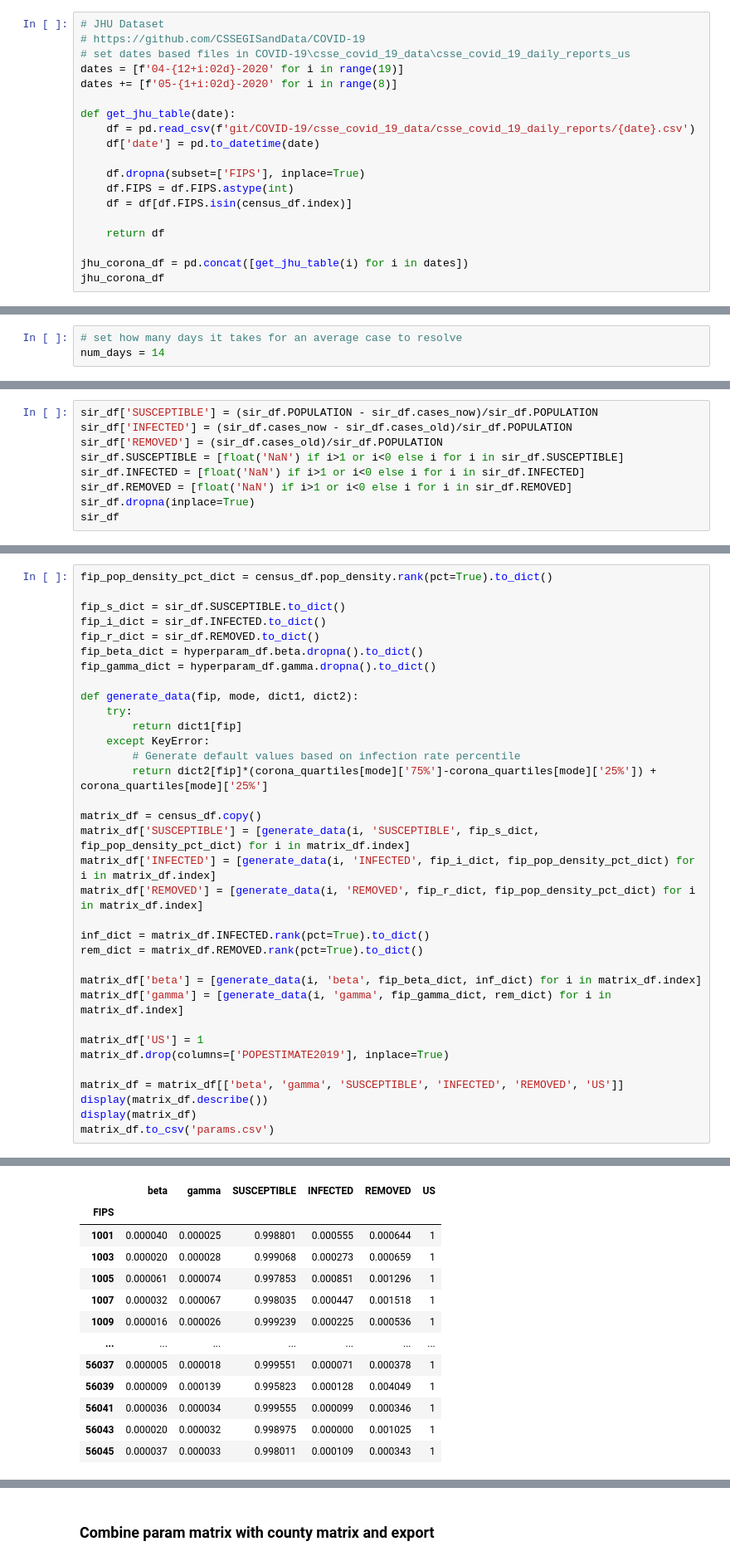
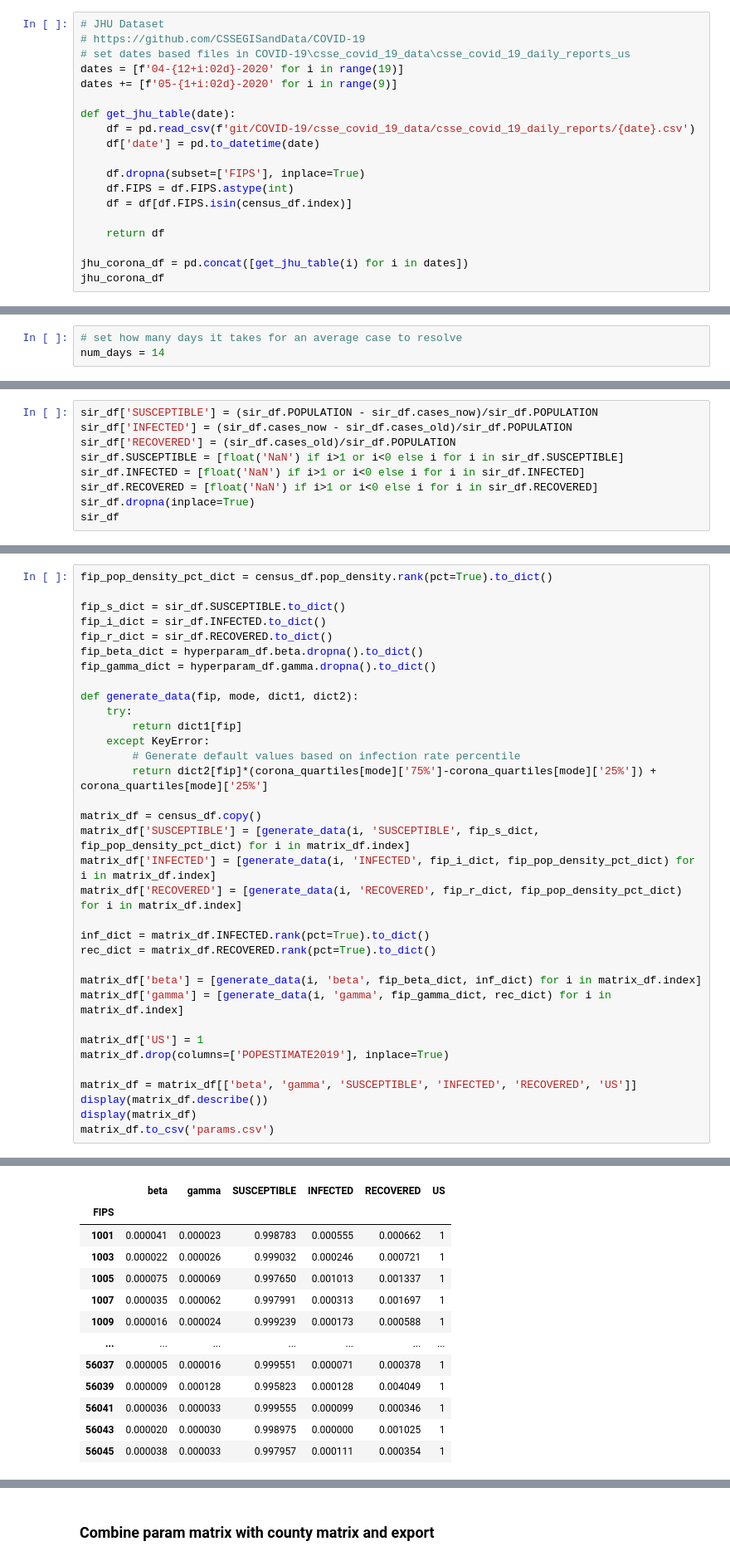
Before and after one commit to not-a-hot-dog/parallelized-disease-modeling, a Jupyter notebook: data/generate_matrix.ipynb, the cells around one changed output, grey strips where cells are left out. Shown at 83% size. Cells and saved outputs as stored; diff of their text form.

```diff
--- a/data/generate_matrix.ipynb
+++ b/data/generate_matrix.ipynb
@@ -70,7 +70,7 @@ census_df
 # https://github.com/CSSEGISandData/COVID-19
 # set dates based files in COVID-19\csse_covid_19_data\csse_covid_19_daily_reports_us
 dates = [f'04-{12+i:02d}-2020' for i in range(19)]
-dates += [f'05-{1+i:02d}-2020' for i in range(8)]
+dates += [f'05-{1+i:02d}-2020' for i in range(9)]
 
 def get_jhu_table(date):
     df = pd.read_csv(f'git/COVID-19/csse_covid_19_data/csse_covid_19_daily_reports/{date}.csv')
@@ -211,10 +211,10 @@ sir_df
 # %%
 sir_df['SUSCEPTIBLE'] = (sir_df.POPULATION - sir_df.cases_now)/sir_df.POPULATION
 sir_df['INFECTED'] = (sir_df.cases_now - sir_df.cases_old)/sir_df.POPULATION
-sir_df['REMOVED'] = (sir_df.cases_old)/sir_df.POPULATION
+sir_df['RECOVERED'] = (sir_df.cases_old)/sir_df.POPULATION
 sir_df.SUSCEPTIBLE = [float('NaN') if i>1 or i<0 else i for i in sir_df.SUSCEPTIBLE]
 sir_df.INFECTED = [float('NaN') if i>1 or i<0 else i for i in sir_df.INFECTED]
-sir_df.REMOVED = [float('NaN') if i>1 or i<0 else i for i in sir_df.REMOVED]
+sir_df.RECOVERED = [float('NaN') if i>1 or i<0 else i for i in sir_df.RECOVERED]
 sir_df.dropna(inplace=True)
 sir_df
 # %% [output]
@@ -322,7 +322,7 @@ fip_pop_density_pct_dict = census_df.pop_density.rank(pct=True).to_dict()
 
 fip_s_dict = sir_df.SUSCEPTIBLE.to_dict()
 fip_i_dict = sir_df.INFECTED.to_dict()
-fip_r_dict = sir_df.REMOVED.to_dict()
+fip_r_dict = sir_df.RECOVERED.to_dict()
 fip_beta_dict = hyperparam_df.beta.dropna().to_dict()
 fip_gamma_dict = hyperparam_df.gamma.dropna().to_dict()
 
@@ -336,18 +336,18 @@ def generate_data(fip, mode, dict1, dict2):
 matrix_df = census_df.copy()
 matrix_df['SUSCEPTIBLE'] = [generate_data(i, 'SUSCEPTIBLE', fip_s_dict, fip_pop_density_pct_dict) for i in matrix_df.index]
 matrix_df['INFECTED'] = [generate_data(i, 'INFECTED', fip_i_dict, fip_pop_density_pct_dict) for i in matrix_df.index]
-matrix_df['REMOVED'] = [generate_data(i, 'REMOVED', fip_r_dict, fip_pop_density_pct_dict) for i in matrix_df.index]
+matrix_df['RECOVERED'] = [generate_data(i, 'RECOVERED', fip_r_dict, fip_pop_density_pct_dict) for i in matrix_df.index]
 
 inf_dict = matrix_df.INFECTED.rank(pct=True).to_dict()
-rem_dict = matrix_df.REMOVED.rank(pct=True).to_dict()
+rec_dict = matrix_df.RECOVERED.rank(pct=True).to_dict()
 
 matrix_df['beta'] = [generate_data(i, 'beta', fip_beta_dict, inf_dict) for i in matrix_df.index]
-matrix_df['gamma'] = [generate_data(i, 'gamma', fip_gamma_dict, rem_dict) for i in matrix_df.index]
+matrix_df['gamma'] = [generate_data(i, 'gamma', fip_gamma_dict, rec_dict) for i in matrix_df.index]
 
 matrix_df['US'] = 1
 matrix_df.drop(columns=['POPESTIMATE2019'], inplace=True)
 
-matrix_df = matrix_df[['beta', 'gamma', 'SUSCEPTIBLE', 'INFECTED', 'REMOVED', 'US']]
+matrix_df = matrix_df[['beta', 'gamma', 'SUSCEPTIBLE', 'INFECTED', 'RECOVERED', 'US']]
 display(matrix_df.describe())
 display(matrix_df)
 matrix_df.to_csv('params.csv')
@@ -364,16 +364,16 @@ matrix_df.to_csv('params.csv')
-|  | beta | gamma | SUSCEPTIBLE | INFECTED | REMOVED | US |
+|  | beta | gamma | SUSCEPTIBLE | INFECTED | RECOVERED | US |
 | FIPS |  |  |  |  |  |  |
-| 1001 | 0.000040 | 0.000025 | 0.998801 | 0.000555 | 0.000644 | 1 |
-| 1003 | 0.000020 | 0.000028 | 0.999068 | 0.000273 | 0.000659 | 1 |
-| 1005 | 0.000061 | 0.000074 | 0.997853 | 0.000851 | 0.001296 | 1 |
-| 1007 | 0.000032 | 0.000067 | 0.998035 | 0.000447 | 0.001518 | 1 |
-| 1009 | 0.000016 | 0.000026 | 0.999239 | 0.000225 | 0.000536 | 1 |
+| 1001 | 0.000041 | 0.000023 | 0.998783 | 0.000555 | 0.000662 | 1 |
+| 1003 | 0.000022 | 0.000026 | 0.999032 | 0.000246 | 0.000721 | 1 |
+| 1005 | 0.000075 | 0.000069 | 0.997650 | 0.001013 | 0.001337 | 1 |
+| 1007 | 0.000035 | 0.000062 | 0.997991 | 0.000313 | 0.001697 | 1 |
+| 1009 | 0.000016 | 0.000024 | 0.999239 | 0.000173 | 0.000588 | 1 |
 | ... | ... | ... | ... | ... | ... | ... |
-| 56037 | 0.000005 | 0.000018 | 0.999551 | 0.000071 | 0.000378 | 1 |
-| 56039 | 0.000009 | 0.000139 | 0.995823 | 0.000128 | 0.004049 | 1 |
-| 56041 | 0.000036 | 0.000034 | 0.999555 | 0.000099 | 0.000346 | 1 |
-| 56043 | 0.000020 | 0.000032 | 0.998975 | 0.000000 | 0.001025 | 1 |
-| 56045 | 0.000037 | 0.000033 | 0.998011 | 0.000109 | 0.000343 | 1 |
+| 56037 | 0.000005 | 0.000016 | 0.999551 | 0.000071 | 0.000378 | 1 |
+| 56039 | 0.000009 | 0.000128 | 0.995823 | 0.000128 | 0.004049 | 1 |
+| 56041 | 0.000036 | 0.000033 | 0.999555 | 0.000099 | 0.000346 | 1 |
+| 56043 | 0.000020 | 0.000030 | 0.998975 | 0.000000 | 0.001025 | 1 |
+| 56045 | 0.000038 | 0.000033 | 0.997957 | 0.000111 | 0.000354 | 1 |
 3108 rows × 6 columns
 # %% [markdown]
 ### Combine param matrix with county matrix and export
```
Also changed, not shown: parts of 13 cells of this notebook, 3 other files.
